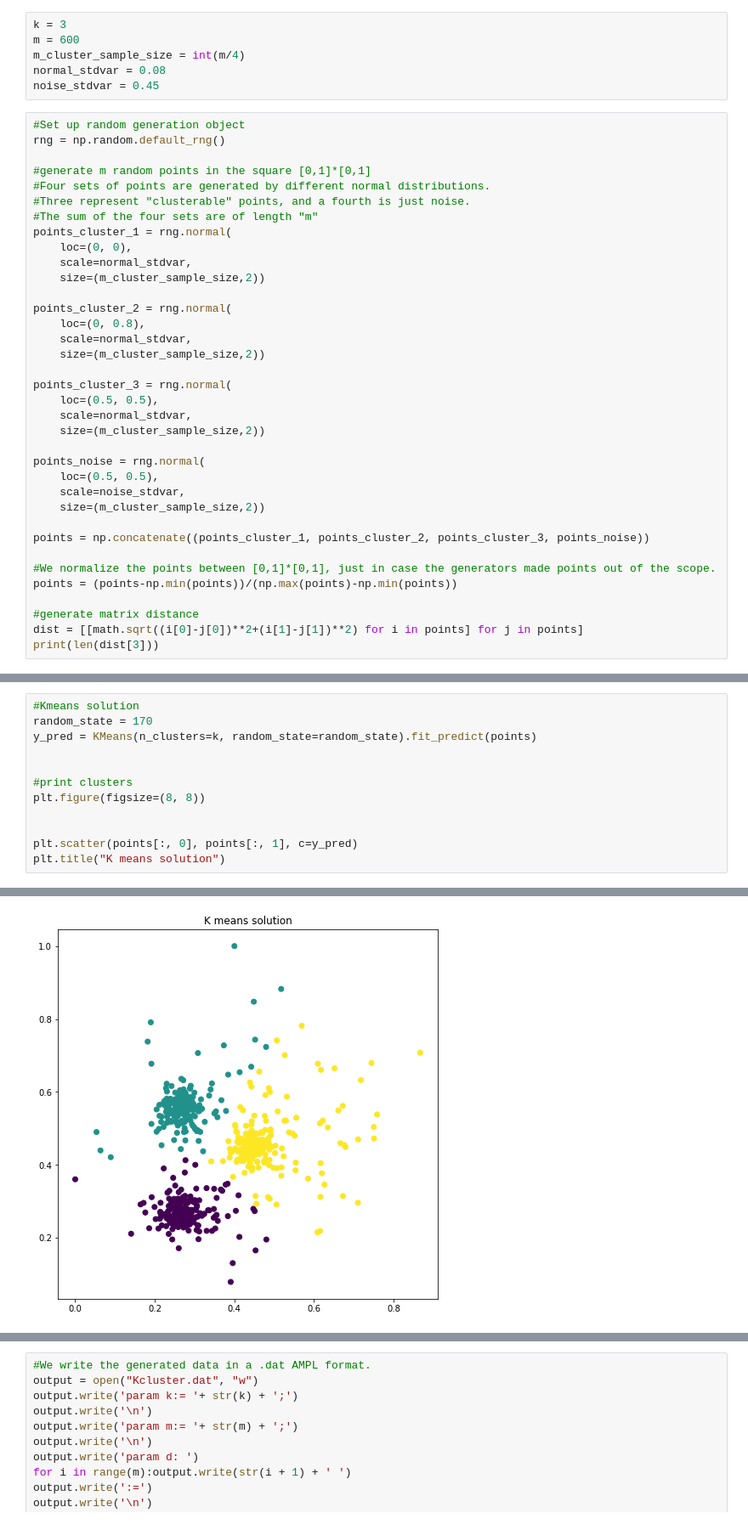
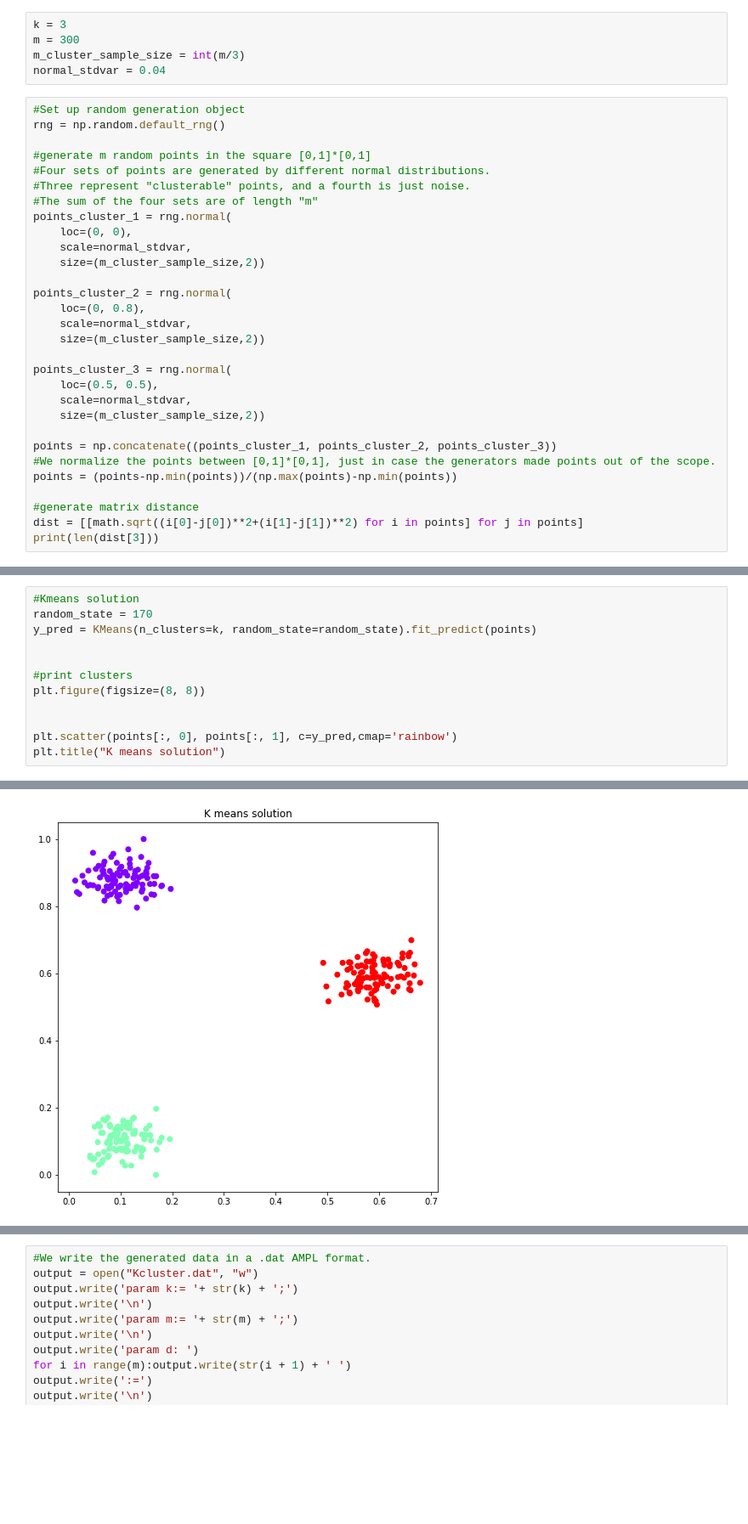
Before and after one commit to PolGonzalez/Kclusters, a Jupyter notebook: 2D_Dataset_Generator.ipynb, the cells around one changed output, grey strips where cells are left out. Shown at 85% size. Saved outputs shown, nothing was run; the diff lists cells and outputs as text; blank space fills up the shorter version.

```diff
--- a/2D_Dataset_Generator.ipynb
+++ b/2D_Dataset_Generator.ipynb
@@ -9,9 +13,8 @@ from io import StringIO
 # %%
 k = 3
-m = 600
-m_cluster_sample_size = int(m/4)
-normal_stdvar = 0.08
-noise_stdvar = 0.45
+m = 300
+m_cluster_sample_size = int(m/3)
+normal_stdvar = 0.04
 # %%
 #Set up random generation object
 rng = np.random.default_rng()
@@ -35,13 +38,7 @@ points_cluster_3 = rng.normal(
     scale=normal_stdvar,
     size=(m_cluster_sample_size,2))
 
-points_noise = rng.normal(
-    loc=(0.5, 0.5),
-    scale=noise_stdvar,
-    size=(m_cluster_sample_size,2))
-
-points = np.concatenate((points_cluster_1, points_cluster_2, points_cluster_3, points_noise))
-
+points = np.concatenate((points_cluster_1, points_cluster_2, points_cluster_3))
 #We normalize the points between [0,1]*[0,1], just in case the generators made points out of the scope.
 points = (points-np.min(points))/(np.max(points)-np.min(points))
 
@@ -53,15 +50,15 @@ print(len(dist[3]))
 # %%
 #Kmeans solution
 random_state = 170
 y_pred = KMeans(n_clusters=k, random_state=random_state).fit_predict(points)
 
 
 #print clusters
 plt.figure(figsize=(8, 8))
 
 
-plt.scatter(points[:, 0], points[:, 1], c=y_pred)
+plt.scatter(points[:, 0], points[:, 1], c=y_pred,cmap='rainbow')
 plt.title("K means solution")
 # %% [output]
 Text(0.5, 1.0, 'K means solution')
-[figure, old version]
+[figure, new version]
```
Also changed, not shown: parts of 3 cells of this notebook.
